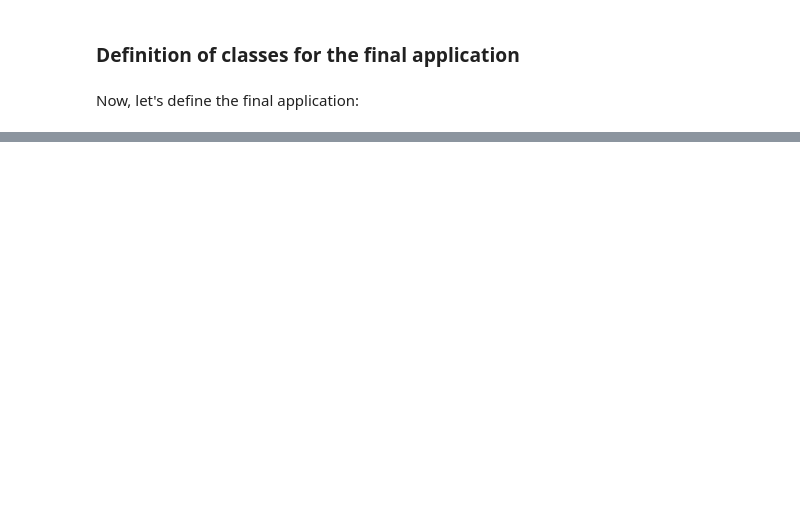
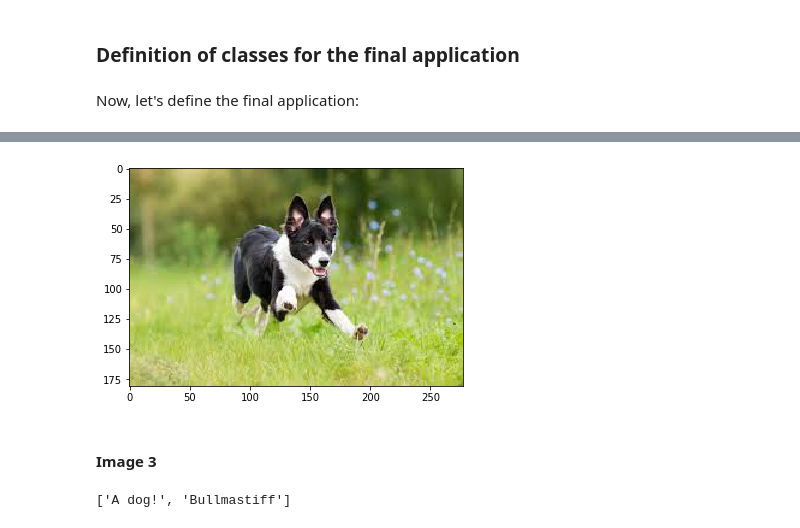
Before and after one commit to sipemu/Dog_Project, a Jupyter notebook: dog_app.ipynb, the cells around one changed output, grey strips where cells are left out. Cells and saved outputs as stored; diff of their text form; code cells hidden in the pictures; blank space fills up the shorter version.

```diff
--- a/dog_app.ipynb
+++ b/dog_app.ipynb
@@ -979,0 +1012,12 @@ __Answer:__
+# %%
+img=mpimg.imread(img_path)
+imgplot = plt.imshow(img)
+# %% [output]
+[figure, added]
+# %% [markdown]
+#### Image 3
+# %%
+img_path = 'test_images/dog3.jpg'
+dogPrediction.predict(img_path)
+# %% [output]
+['A dog!', 'Bullmastiff']
```
Also changed, not shown: parts of 31 cells of this notebook, 3 other files.
